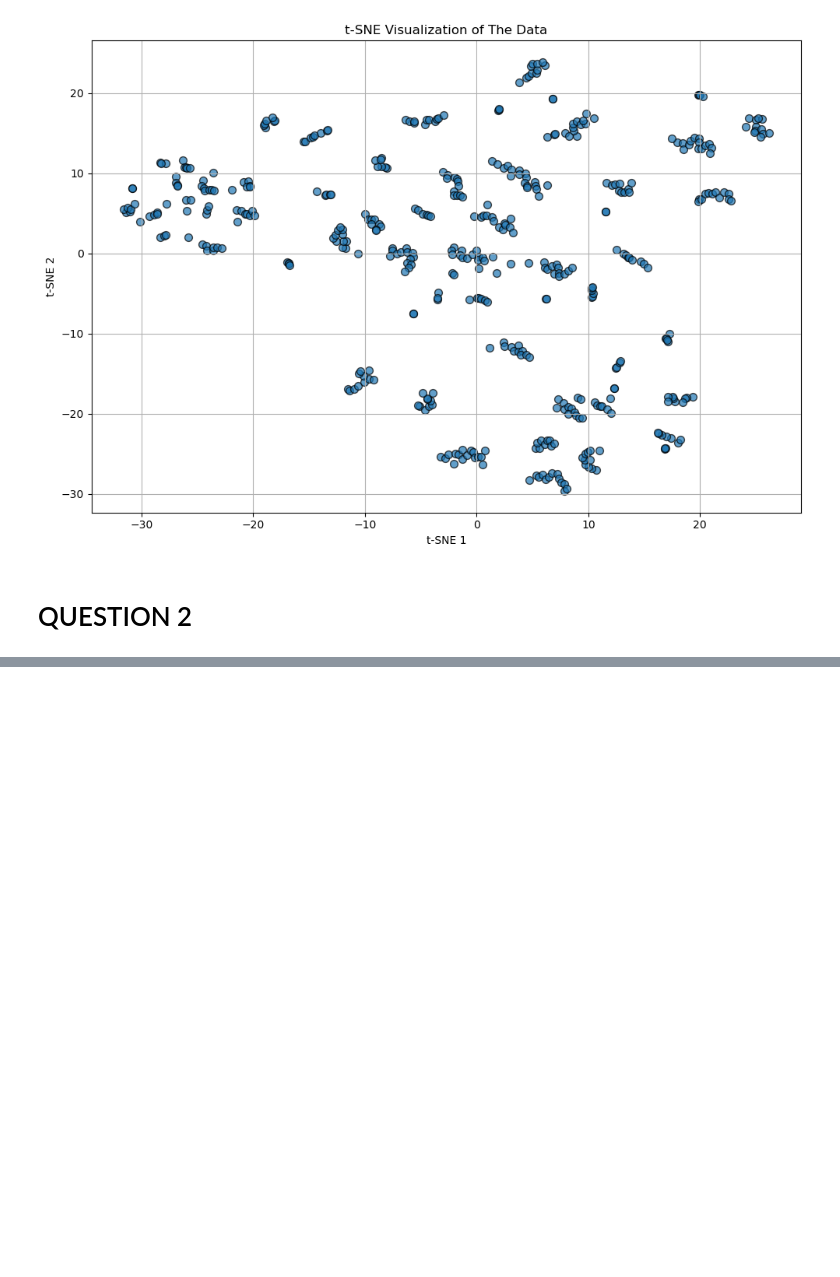
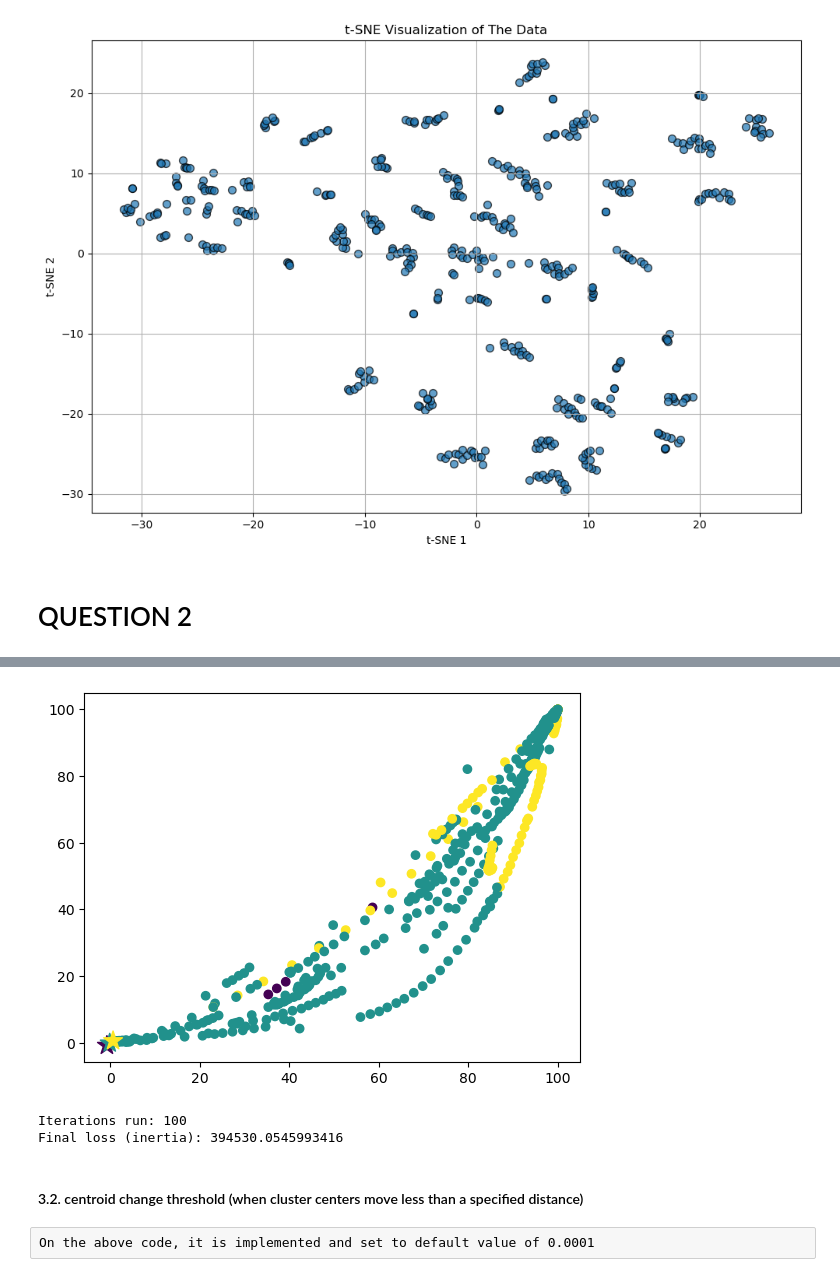
Before and after one commit to Sivuyise15/Unsupervised-Learning-K-means-Clustering, a Jupyter notebook: KMeans.ipynb, the cells around one changed output, grey strips where cells are left out. Cells and saved outputs as stored; diff of their text form; code cells hidden in the pictures; blank space fills up the shorter version.

```diff
--- a/KMeans.ipynb
+++ b/KMeans.ipynb
@@ -366,0 +377,19 @@ Converged in 17 iterations.
+# %%
+kmeans2 = KMeanClustering2(k=3)
+labels = kmeans2.fit(scaled_data, 100)
+
+data = df_clean.to_numpy()
+
+plt.scatter(data[:,0], data[:,1], c=labels)
+plt.scatter(kmeans2.centroids[:,0], kmeans2.centroids[:,1], c=range(len(kmeans2.centroids)), marker='*', s=200)
+plt.show()
+print("Iterations run:", kmeans2.iterations_run)
+print("Final loss (inertia):", kmeans2.inertia_[-1])
+# %% [output]
+[figure, added]
+Iterations run: 100
+Final loss (inertia): 394530.0545993416
+# %% [markdown]
+#### 3.2. centroid change threshold (when cluster centers move less than a specified distance)
+# %% [raw]
+On the above code, it is implemented and set to default value of 0.0001
```
Also changed, not shown: parts of 12 cells of this notebook.
